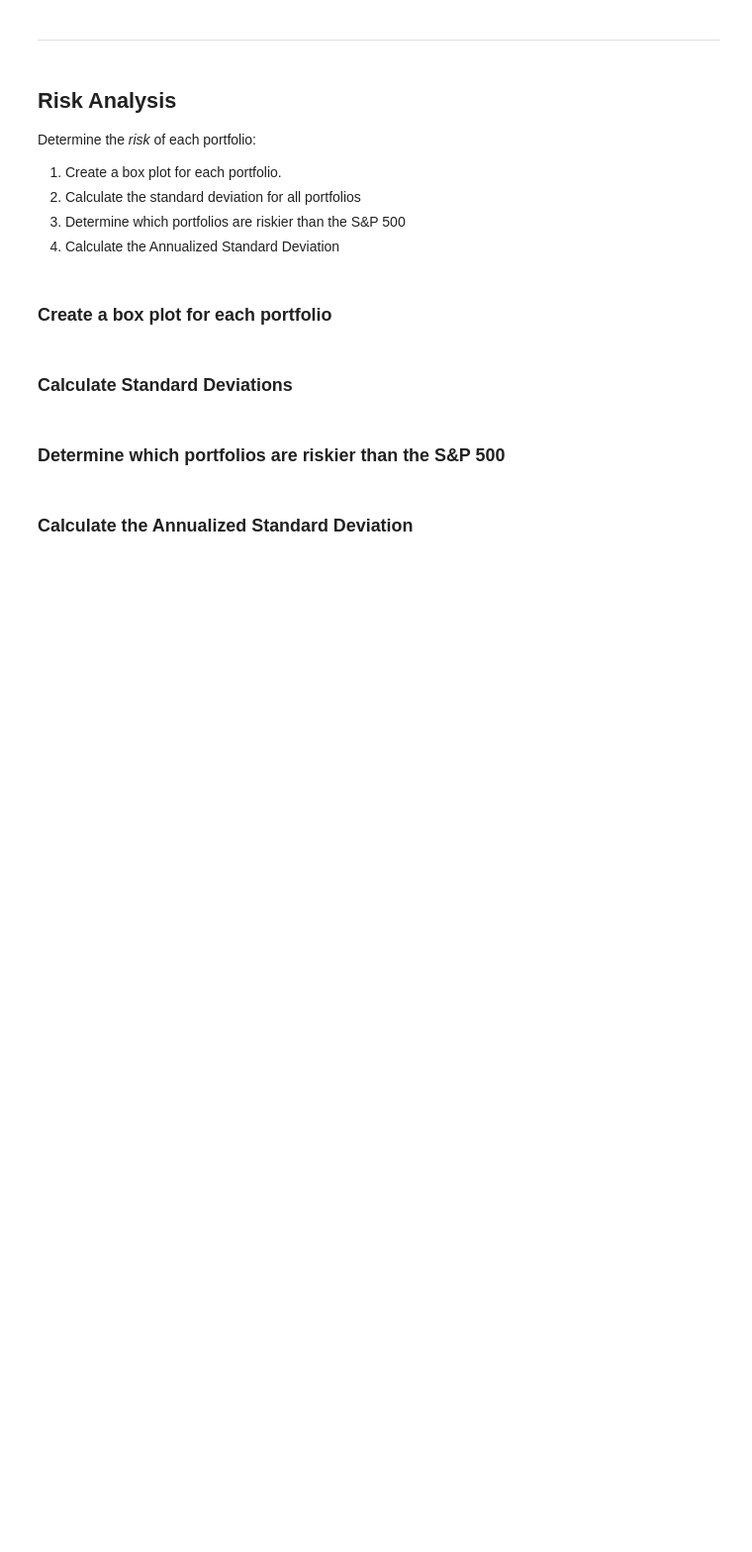
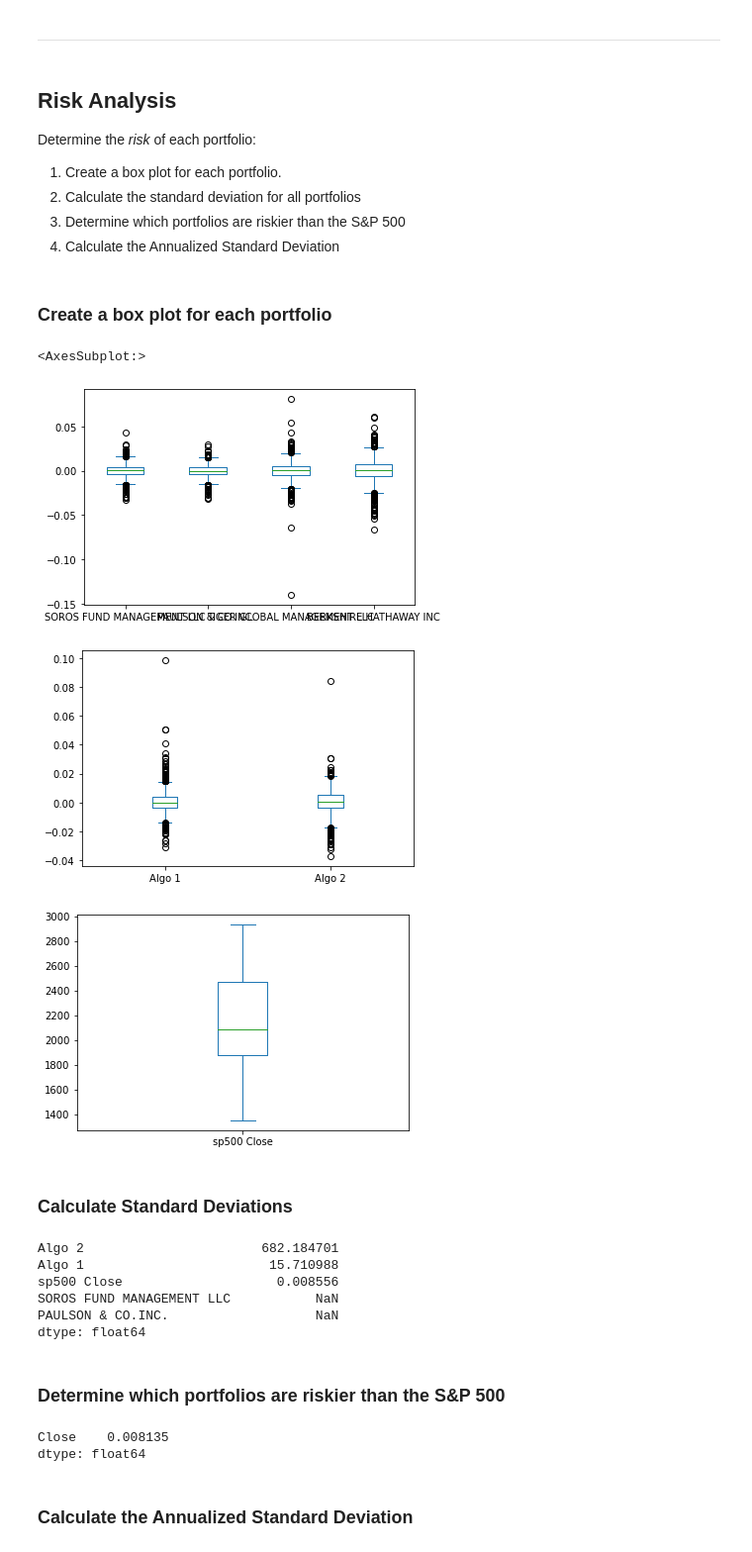
Before and after one commit to ALPHAINFINITETEAM/Pandas-Homework, a Jupyter notebook: whale_analysis.ipynb, the cells around one changed output. Shown at 99% size. Saved outputs shown, nothing was run; the diff lists cells and outputs as text; code cells hidden in the pictures; blank space fills up the shorter version.

```diff
--- a/whale_analysis.ipynb
+++ b/whale_analysis.ipynb
@@ -309,16 +353,40 @@ Determine the _risk_ of each portfolio:
 ### Create a box plot for each portfolio
 # %%
 # Box plot to visually show risk
+whale_returns.plot.box()
+algo_returns.plot.box()
+sp500_returns.plot.box()
+# %% [output]
+<AxesSubplot:>
+[figure, added]
+[figure, added]
+[figure, added]
 # %% [markdown]
 ### Calculate Standard Deviations
 # %%
 # Calculate the daily standard deviations of all portfolios
+daily_std = all_daily_returns.std()
+daily_std = daily_std.sort_values(ascending = False)
+daily_std.head()
+# %% [output]
+Algo 2                       682.184701
+Algo 1                        15.710988
+sp500 Close                    0.008556
+SOROS FUND MANAGEMENT LLC           NaN
+PAULSON & CO.INC.                   NaN
+dtype: float64
 # %% [markdown]
 ### Determine which portfolios are riskier than the S&P 500
 # %%
 # Calculate  the daily standard deviation of S&P 500
+sp500_std = sp500_daily_return.std()
+sp500_std
+
 
 # Determine which portfolios are riskier than the S&P 500
+# %% [output]
+Close    0.008135
+dtype: float64
 # %% [markdown]
 ### Calculate the Annualized Standard Deviation
 # %%
```
Also changed, not shown: parts of 7 cells of this notebook.
